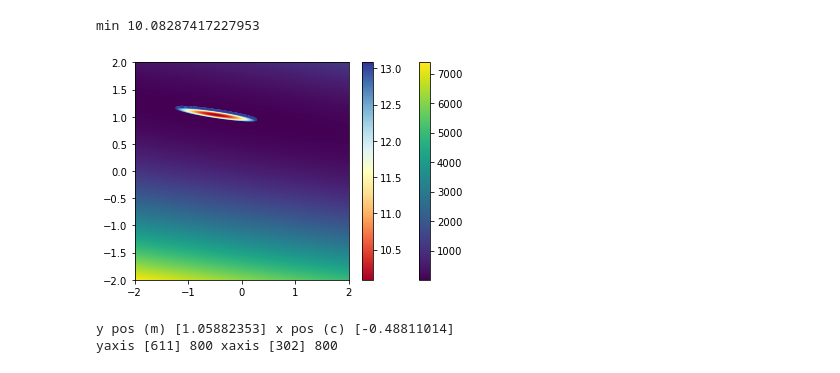
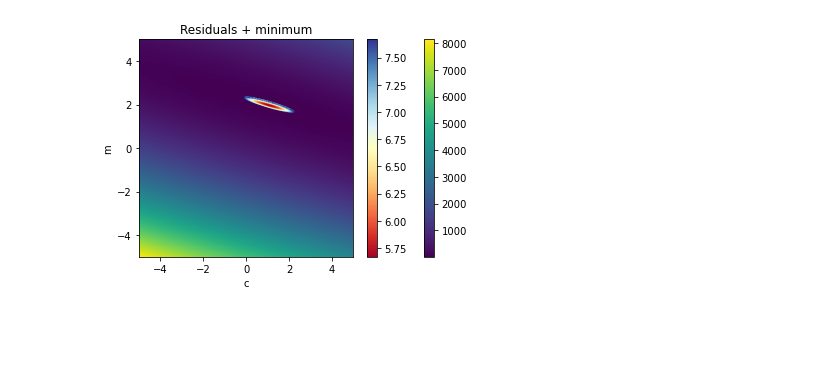
Before and after one commit to caleblau97/Simple_example, a Jupyter notebook: linear_regression.ipynb, the cells around one changed output. Saved outputs shown, nothing was run; the diff lists cells and outputs as text; code cells hidden in the pictures; blank space fills up the shorter version.

Commit message:
added images

```diff
--- a/linear_regression.ipynb
+++ b/linear_regression.ipynb
@@ -2,8 +2,10 @@
 import numpy as np
 import matplotlib.pyplot as plt
 # %%
-points=20
-data1=np.linspace(0,10,points)
-data2=data1+np.random.normal(0,1,points)
-plt.scatter(data1,data2)
+points=10
+yinter=1
+data1=np.linspace(1,5,points)  #for one data point if the point is on the x axis lasso finds a very wrong solution
+print(data1)
+data2=2*data1+yinter+np.random.normal(0,1,points)
+print(data2)
 # %% [output]
@@ -14,40 +26,51 @@ plt.scatter(data1,data2)
 # %%
 #this code shows that in RSS there is a true minimum value and not a continuum of minimums
 #grid computing is done to calculate the residuals, not efficient.
+#lasso does not work for undersampled data because the system is not sparse
 def model(m,c,x):
-    return np.multiply(m,x)+c
-para_points=800
+    return m*x+c
+#def model_spar(m,x)
+#    return m*x   #an example of compressed sensing could be the assumption of c=0
+#def model(m,c,x):
+    #return np.multiply(a1,z)+c
+para_points=400
 mspace=para_points
-m=np.linspace(-2,2,mspace)
+m=np.linspace(-5,5,mspace)
 cspace=para_points
-c=np.linspace(-2,2,cspace)
-mm,cc=np.meshgrid(m,c)
+c=np.linspace(-5,5,cspace)
+#mm,cc=np.meshgrid(m,c)
 z=np.zeros([mspace,cspace])
-#print(z)
+lasso=False
+lamb=0.5
 for k1,i in enumerate(m):
     for k2,j in enumerate(c):
-        z[k1,k2]=np.sum((data2-model(i,j,data1))**2)    #the RSS part, have to set a m and c and calculate the residuals given the observed and x values.
+        if lasso:
+            z[k1,k2]=(1 / (2 * points))*np.sum(np.square((data2-model(i,j,data1))))+lamb*(abs(i)+abs(j)) #the RSS part, have to set a m and c and calculate the residuals given the observed and x values.
+        else:
+            z[k1,k2]=np.sum(np.square((data2-model(i,j,data1))))
 
+z=np.round(z,4)
 fig,ax=plt.subplots()
 im=ax.pcolormesh(c,m,z,cmap='viridis') #plot c and m, then plot their corresponding residual value
 fig.colorbar(im)
 
-r,col=np.where(z<np.min(z)+3) #find location of the residuals surrounding the minimum
+r,col=np.where(z<np.min(z)+2) #find location of the residuals surrounding the minimum
+#r,col=np.where(z==np.min(z)) #for one data point plot this
 cm = plt.cm.get_cmap('RdYlBu')
-sc=plt.scatter(c[col],m[r],c=z[r,col],cmap=cm,s=1)  #plot residuals surrounding minimum
-mmin,cmin=np.where(z==np.min(z))
-print('min',np.min(z))
+sc=plt.scatter(c[col],m[r],c=z[r,col],cmap=cm,s=0.4)  #plot residuals surrounding minimum
 plt.colorbar(sc)
 #ax.set_ylim([0.5,1.5])  #zoom in
 #ax.set_xlim([-1.5,0.5])
+ax.set_ylabel('m')
+ax.set_xlabel('c')
+figname='Residuals + minimum'
+ax.set_title(figname)
+fig.savefig(figname,dpi=150)
 plt.show()
 
-print('y pos (m)',m[mmin],'x pos (c)',c[cmin])
-print('yaxis',mmin,len(m),'xaxis',cmin,len(c))
+#mmin,cmin=np.where(z==np.min(z))
+
 #the fact that there is a ring of blue (large values) and a ring of red (small values) means there has to be a gradient that leads to a singular minimum.
 #also the fact that cyclic coord descent works is proof, take the partial and solve for coord when partial=0. There is only one solution to this problem not a line
 # %% [output]
-min 10.08287417227953
-[figure, old version]
+[figure, new version]
-y pos (m) [1.05882353] x pos (c) [-0.48811014]
-yaxis [611] 800 xaxis [302] 800
```
Also changed, not shown: parts of 5 cells of this notebook, 4 other files.
